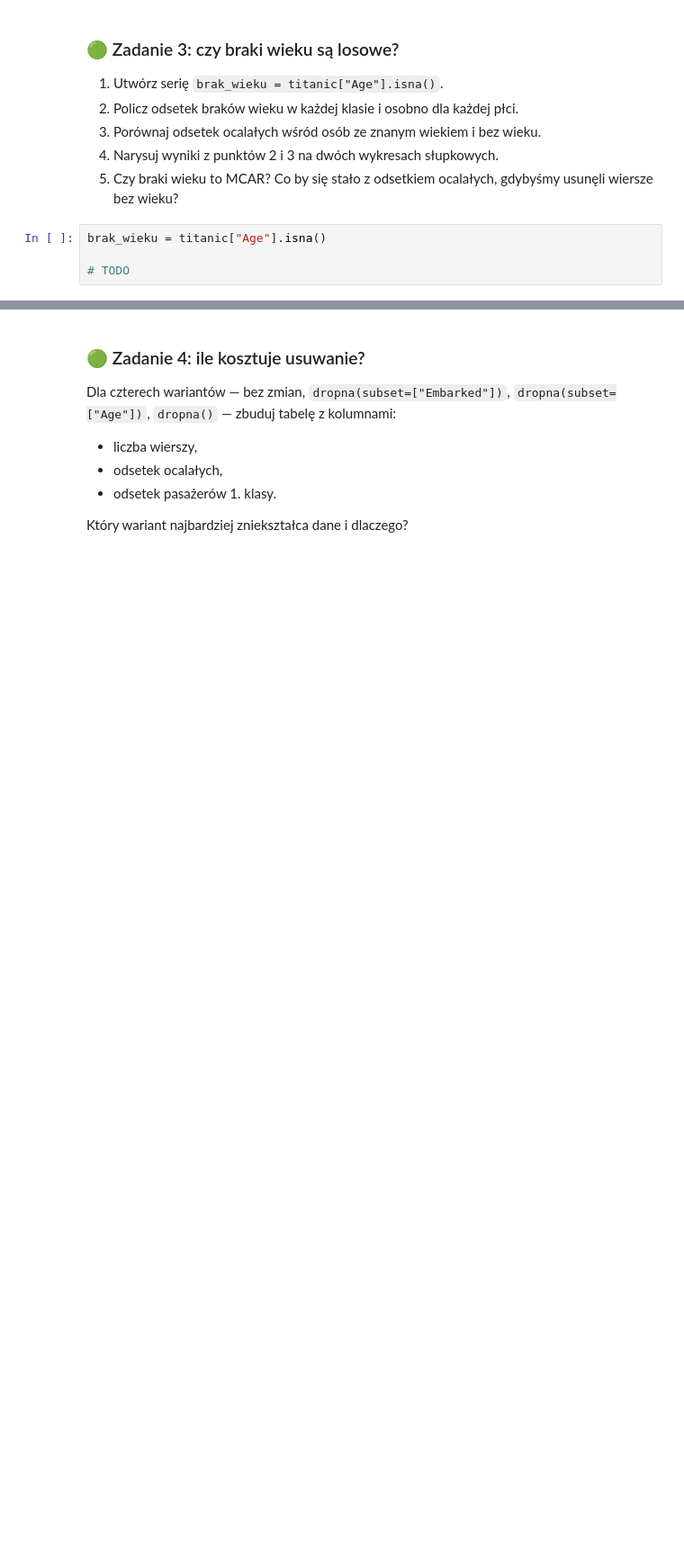
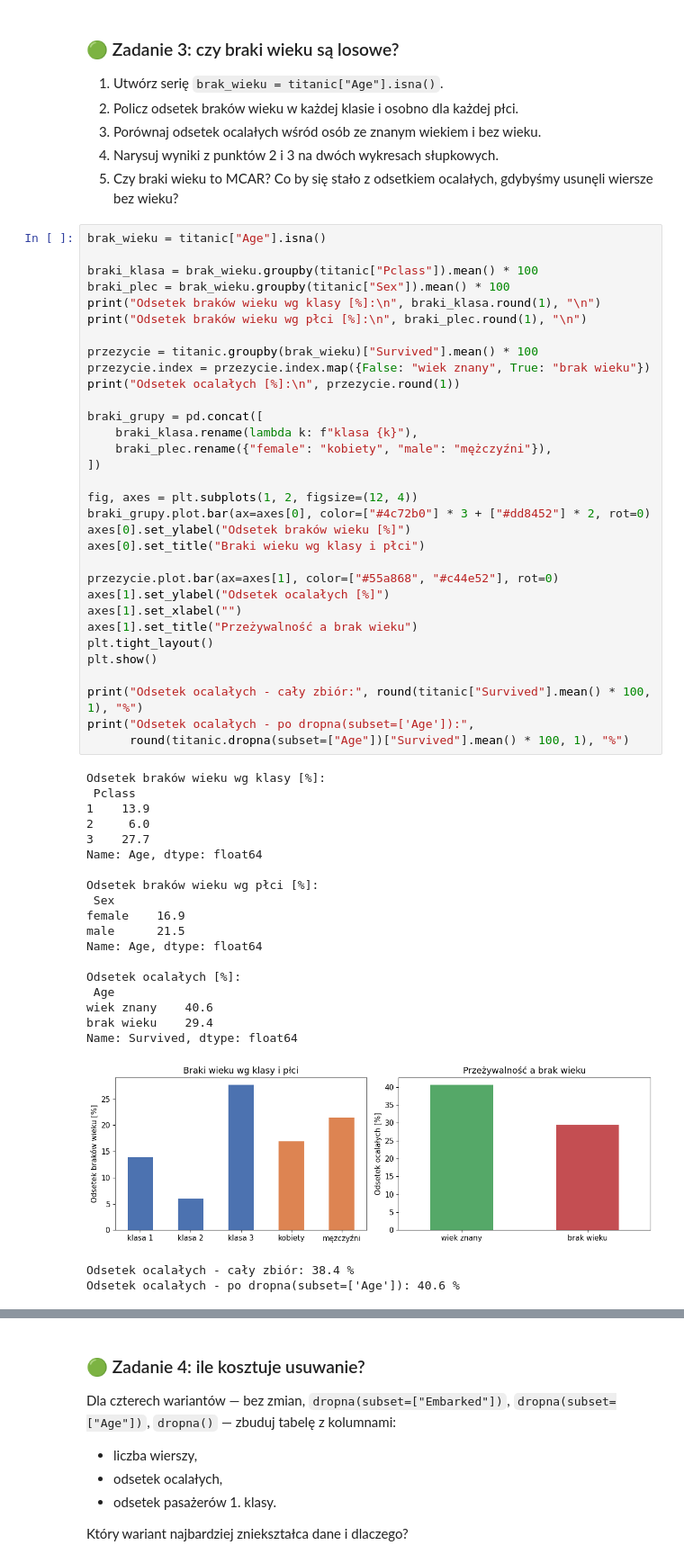
Before and after one commit to kuba11g/Eksploracja_Danych, a Jupyter notebook: ED_braki_danych.ipynb, the cells around one changed output, grey strips where cells are left out. Shown at 90% size. Drawn from its saved outputs; the diff is of its cells as text; blank space fills up the shorter version.

```diff
--- a/ED_braki_danych.ipynb
+++ b/ED_braki_danych.ipynb
@@ -71,5 +119,55 @@ kolumny = ["Age", "Cabin", "Embarked"]
 # %%
 brak_wieku = titanic["Age"].isna()
 
-# TODO
+braki_klasa = brak_wieku.groupby(titanic["Pclass"]).mean() * 100
+braki_plec = brak_wieku.groupby(titanic["Sex"]).mean() * 100
+print("Odsetek braków wieku wg klasy [%]:\n", braki_klasa.round(1), "\n")
+print("Odsetek braków wieku wg płci [%]:\n", braki_plec.round(1), "\n")
+
+przezycie = titanic.groupby(brak_wieku)["Survived"].mean() * 100
+przezycie.index = przezycie.index.map({False: "wiek znany", True: "brak wieku"})
+print("Odsetek ocalałych [%]:\n", przezycie.round(1))
+
+braki_grupy = pd.concat([
+    braki_klasa.rename(lambda k: f"klasa {k}"),
+    braki_plec.rename({"female": "kobiety", "male": "mężczyźni"}),
+])
+
+fig, axes = plt.subplots(1, 2, figsize=(12, 4))
+braki_grupy.plot.bar(ax=axes[0], color=["#4c72b0"] * 3 + ["#dd8452"] * 2, rot=0)
+axes[0].set_ylabel("Odsetek braków wieku [%]")
+axes[0].set_title("Braki wieku wg klasy i płci")
+
+przezycie.plot.bar(ax=axes[1], color=["#55a868", "#c44e52"], rot=0)
+axes[1].set_ylabel("Odsetek ocalałych [%]")
+axes[1].set_xlabel("")
+axes[1].set_title("Przeżywalność a brak wieku")
+plt.tight_layout()
+plt.show()
+
+print("Odsetek ocalałych - cały zbiór:", round(titanic["Survived"].mean() * 100, 1), "%")
+print("Odsetek ocalałych - po dropna(subset=['Age']):",
+      round(titanic.dropna(subset=["Age"])["Survived"].mean() * 100, 1), "%")
+# %% [output]
+Odsetek braków wieku wg klasy [%]:
+ Pclass
+1    13.9
+2     6.0
+3    27.7
+Name: Age, dtype: float64
+
+Odsetek braków wieku wg płci [%]:
+ Sex
+female    16.9
+male      21.5
+Name: Age, dtype: float64
+
+Odsetek ocalałych [%]:
+ Age
+wiek znany    40.6
+brak wieku    29.4
+Name: Survived, dtype: float64
+[figure, added]
+Odsetek ocalałych - cały zbiór: 38.4 %
+Odsetek ocalałych - po dropna(subset=['Age']): 40.6 %
 # %% [markdown]
```
Also changed, not shown: parts of 27 cells of this notebook.
